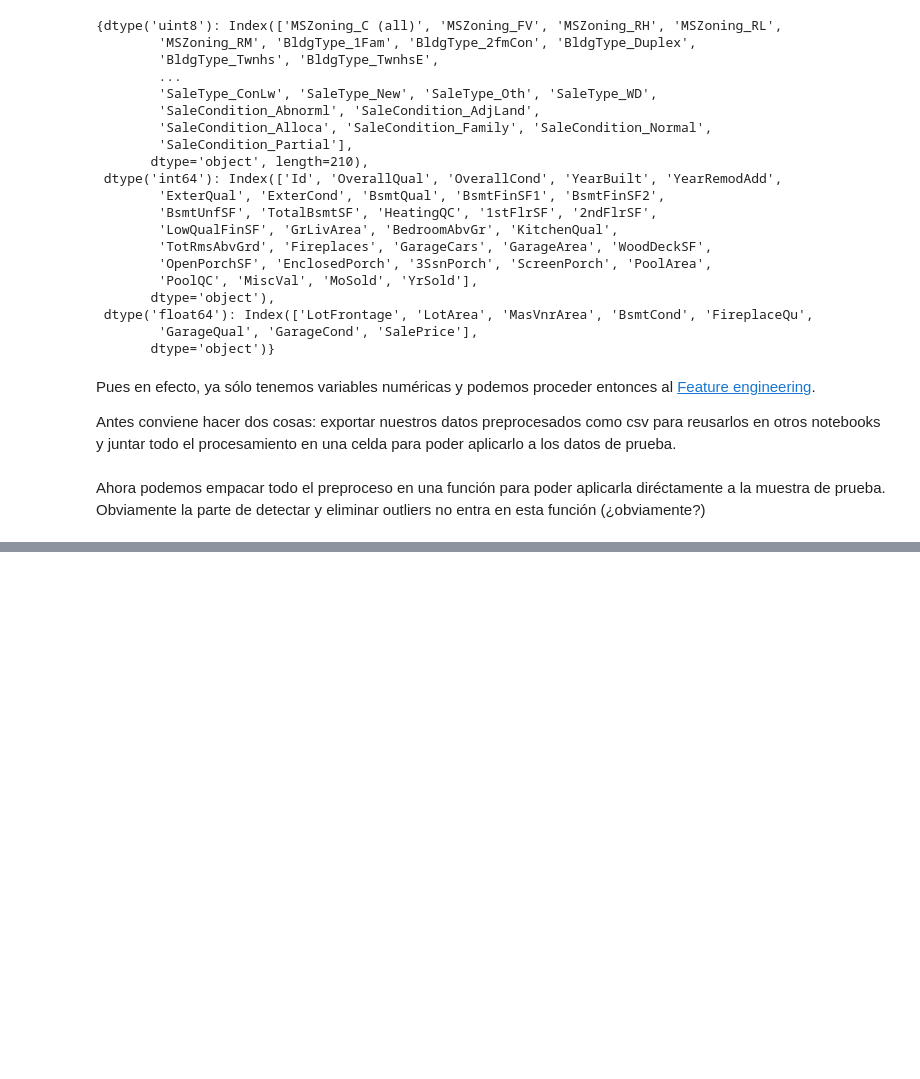
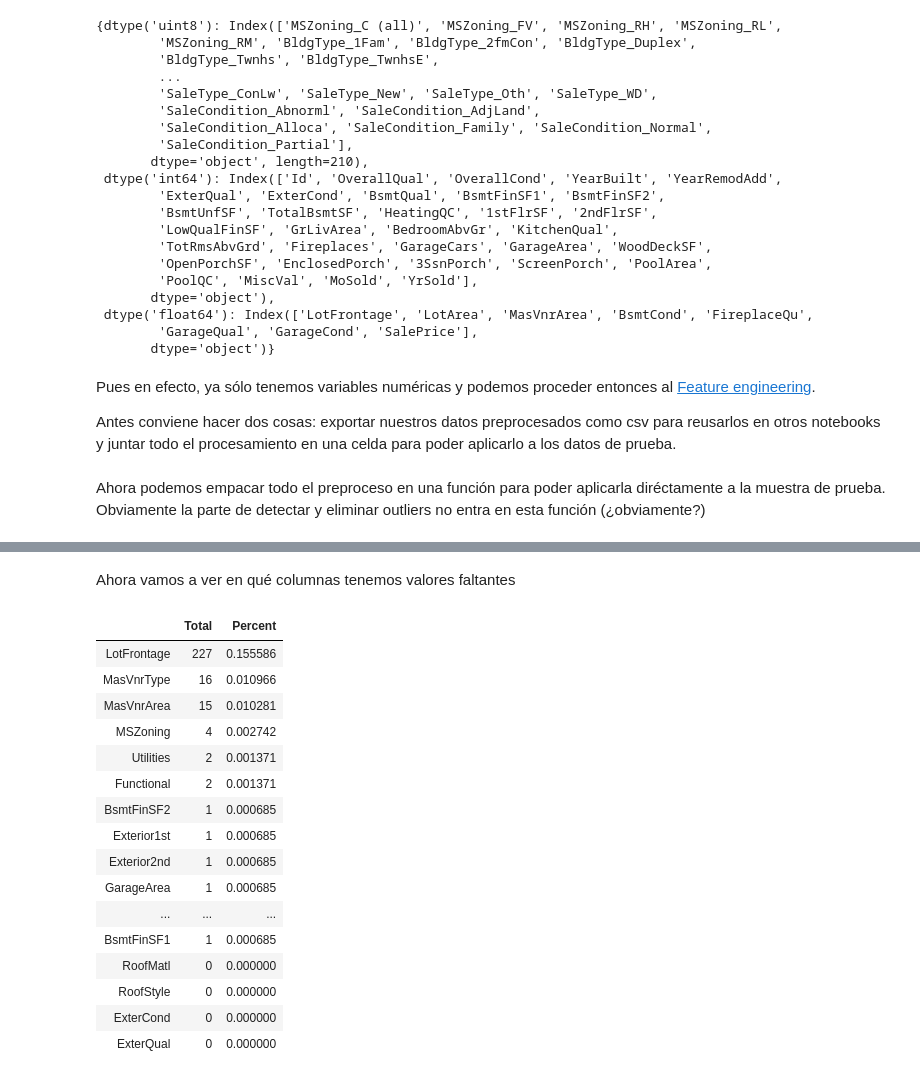
Before and after one commit to CentroGeo/HousePrices, a Jupyter notebook: Preproceso.ipynb, the cells around one changed output, grey strips where cells are left out. Cells and saved outputs as stored; diff of their text form; code cells hidden in the pictures; blank space fills up the shorter version.

```diff
--- a/Preproceso.ipynb
+++ b/Preproceso.ipynb
@@ -766,0 +779,33 @@ procesado.to_csv("data/train_preprocesado.csv")
+# %%
+df_test = pd.read_csv('data/test.csv')
+meaningfulNA = ['Alley', 'BsmtQual', 'BsmtCond', 'BsmtExposure', 'BsmtFinType1', 'BsmtFinType2', 'FireplaceQu',
+                'GarageType', 'GarageFinish', 'GarageQual', 'GarageCond', 'PoolQC', 'Fence', 'MiscFeature']
+df_test[meaningfulNA] = df_test[meaningfulNA].fillna('No')
+df_test['LotArea'] = np.log1p(df_test['LotArea'])
+dropNoCorr = ['BsmtFullBath', 'BsmtHalfBath','HalfBath', 'FullBath', 'KitchenAbvGr', 'GarageYrBlt']
+df_test.drop(dropNoCorr, axis=1, inplace=True)
+# %% [markdown]
+Ahora vamos a ver en qué columnas tenemos valores faltantes
+# %%
+total = df_test.isnull().sum().sort_values(ascending=False)
+percent = (df_test.isnull().sum()/df_test.isnull().count()).sort_values(ascending=False)
+missing_data = pd.concat([total, percent], axis=1, keys=['Total', 'Percent'])
+missing_data.head(20)
+# %% [output]
+|  | Total | Percent |
+| LotFrontage | 227 | 0.155586 |
+| MasVnrType | 16 | 0.010966 |
+| MasVnrArea | 15 | 0.010281 |
+| MSZoning | 4 | 0.002742 |
+| Utilities | 2 | 0.001371 |
+| Functional | 2 | 0.001371 |
+| BsmtFinSF2 | 1 | 0.000685 |
+| Exterior1st | 1 | 0.000685 |
+| Exterior2nd | 1 | 0.000685 |
+| GarageArea | 1 | 0.000685 |
+| ... | ... | ... |
+| BsmtFinSF1 | 1 | 0.000685 |
+| RoofMatl | 0 | 0.000000 |
+| RoofStyle | 0 | 0.000000 |
+| ExterCond | 0 | 0.000000 |
+| ExterQual | 0 | 0.000000 |
```
Also changed, not shown: parts of 47 cells of this notebook.
